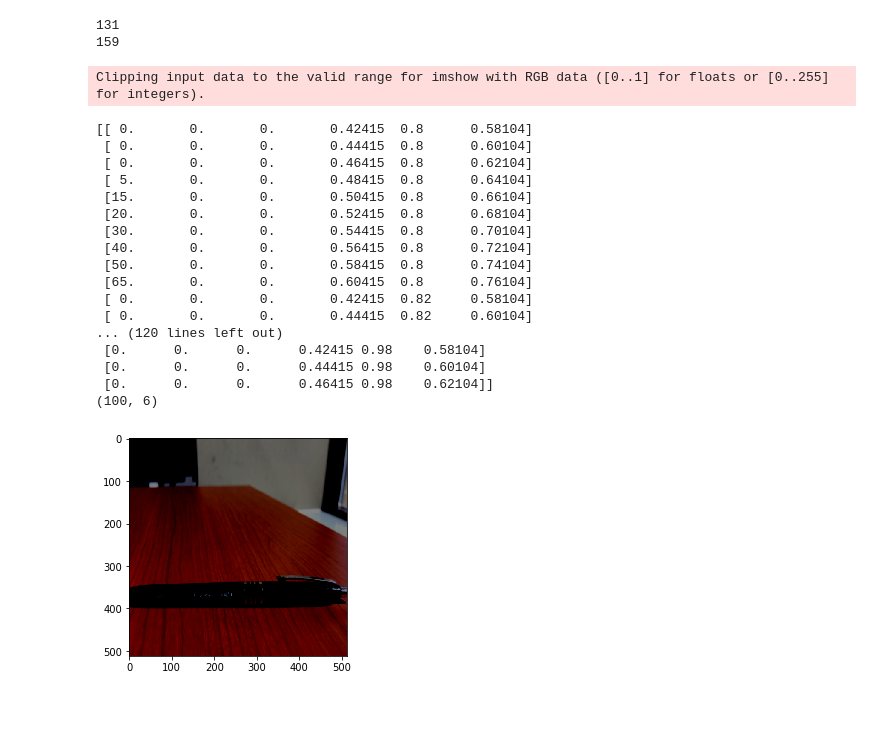
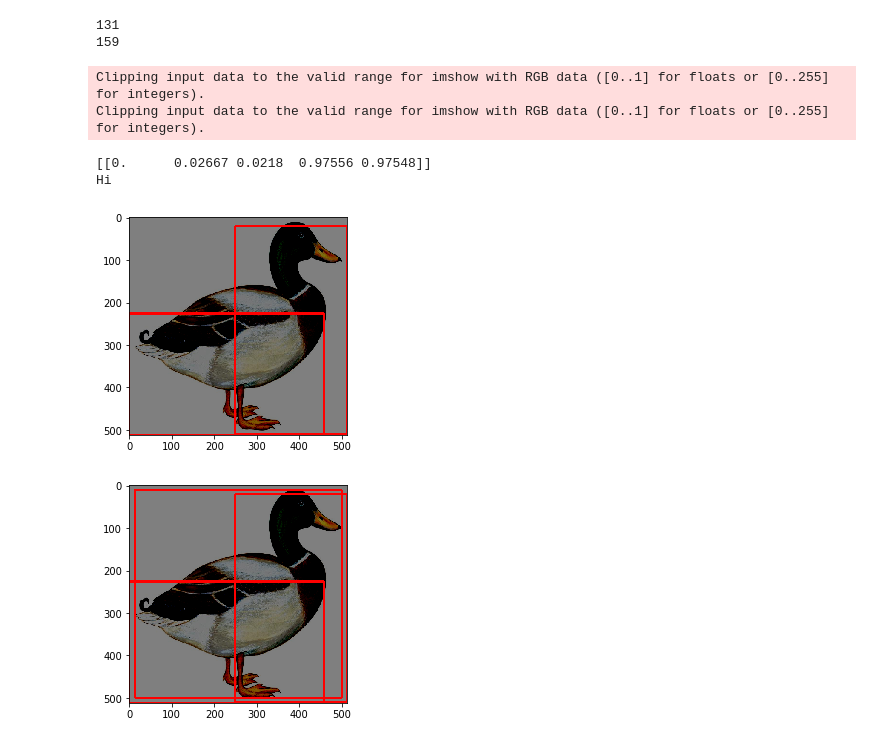
Before and after one commit to ShubhamPatil1994/training_pipeline, a Jupyter notebook: False_Negative_Training.ipynb, the cells around one changed output. Drawn from its saved outputs; the diff is of its cells as text; code cells hidden in the pictures; blank space fills up the shorter version.

```diff
--- a/False_Negative_Training.ipynb
+++ b/False_Negative_Training.ipynb
@@ -355,7 +355,7 @@ def translate(img_test, cord_test):
     x_top, y_top, x_bottom, y_bottom = cord_test[1:]-0.2
     # print(cord_test[1:], cord_test[1:] - 0.2)
     update_list = []
-    up_scale = 0.2
+    up_scale = 0.8
     down_scale = 0.02
     for i in range (0,int(up_scale/down_scale)):#0,0.4,0.02
         for j in range (0,int(up_scale/down_scale)):
@@ -390,12 +390,9 @@ def plot_hist(overlap):
     plt.ylabel('Number of Boxes')
 #     plt.title('Distribution of Boxes')
 # %%
-def Class_IOU(img_test, cord_test, gt_test, up_value):
+def Class_IOU(img_test, cord_test, gt_test, up_value, num_boxes = 1):
 #     print("The true label is ", gt_test)
     overlap, update_arr = translate(img_test, cord_test)
-#     overlap = sorted(get_IOU(cord_test, update_arr))
-#     print(update_arr)
-#     print(overlap)
 
     interval = np.arange(-5,105,5)
 
@@ -409,24 +406,31 @@ def Class_IOU(img_test, cord_test, gt_test, up_value):
                 continue
             k = k + 1
 
-#     print(overlap)
-#     print(len(overlap), len(update_arr))
     arr = np.zeros((update_arr.shape[0], update_arr.shape[1]+1))
     arr[:,1:] = update_arr
     arr[:,0] = overlap
-    print(arr)
-#     print(arr[arr[:,0].argsort()])
+#     print(arr)
+
     sol = np.where(arr[:,0] == up_value)
     sol_arr = np.zeros((len(sol[0]),arr.shape[1]))
-    print(sol[0])
-    print(len(sol))
-    print(np.shape(sol))
-    print(np.shape(sol_arr))
+#     print(sol[0])
+#     print(len(sol))
+#     print(np.shape(sol))
+#     print(np.shape(sol_arr))
 
     for i in range(len(sol[0])):
         sol_arr[i,:] = arr[sol[0][i]]
-    print(sol_arr)
-    print(np.shape(arr))
+#     print(sol_arr)
+    np.random.shuffle(sol_arr)
+#     print(sol_arr)
+
+    ans = []
+    for i in range(num_boxes):
+        ans.append(sol_arr[i][1:])
+    ans = np.asarray(ans)
+    return ans
+#     print(ans)
+#     print(np.shape(arr))
 
 #     arr = np.concatenate((update_arr, overlap.T))
 #     for z in overlap:
@@ -489,25 +493,17 @@ def Class_IOU(img_test, cord_test, gt_test, up_value):
     return distribution
     """
 # %%
-index = 12   # Change the image here
-Class_IOU(processed_ims[index],  gt_cord_arr[index],  gt_label_list[index], up_value = 0)
+index = 1 #change the image here
+test_cord = Class_IOU(processed_ims[index],  gt_cord_arr[index],  gt_label_list[index], up_value = 100, num_boxes = 1)
+print(test_cord)
+print("Hi")
+color = (0,255,255)
+for i in range(len(test_cord)):
+    display_img(processed_ims[index], test_cord[i])
 # %% [output]
 Clipping input data to the valid range for imshow with RGB data ([0..1] for floats or [0..255] for integers).
+Clipping input data to the valid range for imshow with RGB data ([0..1] for floats or [0..255] for integers).
-[[ 0.       0.       0.       0.42415  0.8      0.58104]
- [ 0.       0.       0.       0.44415  0.8      0.60104]
- [ 0.       0.       0.       0.46415  0.8      0.62104]
- [ 5.       0.       0.       0.48415  0.8      0.64104]
- [15.       0.       0.       0.50415  0.8      0.66104]
- [20.       0.       0.       0.52415  0.8      0.68104]
- [30.       0.       0.       0.54415  0.8      0.70104]
- [40.       0.       0.       0.56415  0.8      0.72104]
- [50.       0.       0.       0.58415  0.8      0.74104]
- [65.       0.       0.       0.60415  0.8      0.76104]
- [ 0.       0.       0.       0.42415  0.82     0.58104]
- [ 0.       0.       0.       0.44415  0.82     0.60104]
-... (120 lines left out)
- [0.      0.      0.      0.42415 0.98    0.58104]
- [0.      0.      0.      0.44415 0.98    0.60104]
- [0.      0.      0.      0.46415 0.98    0.62104]]
-(100, 6)
+[[0.      0.02667 0.0218  0.97556 0.97548]]
+Hi
-[figure, old version]
+[figure, new version]
+[figure, added]
```
Also changed, not shown: parts of 1 cell of this notebook.
